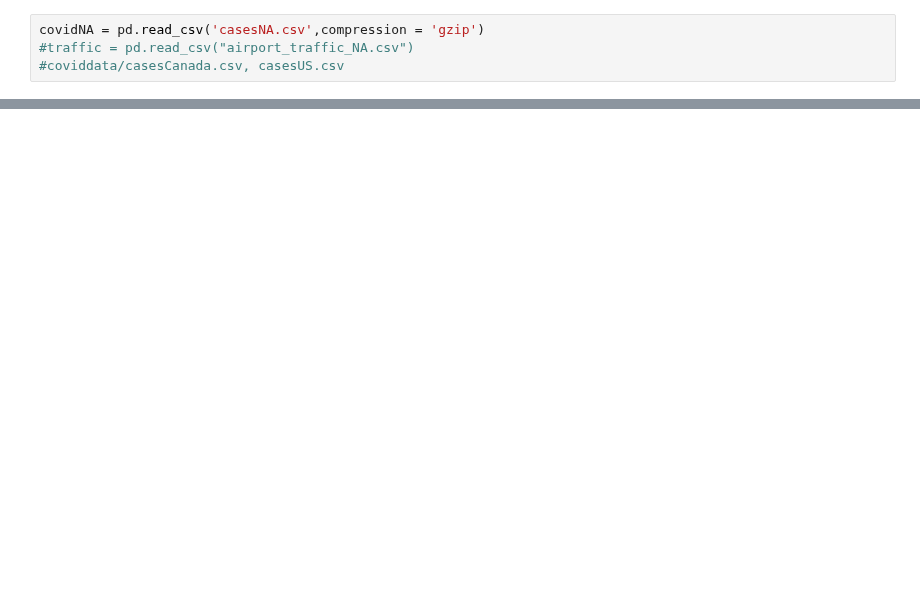
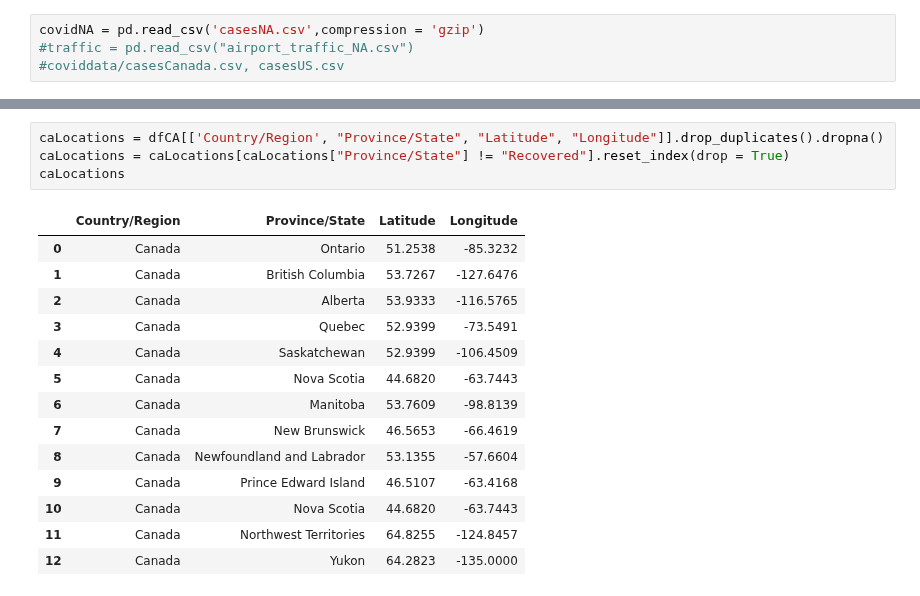
Before and after one commit to clement-ip/covid-airport-travel, a Jupyter notebook: analyze-both.ipynb, the cells around one changed output, grey strips where cells are left out. Cells and saved outputs as stored; diff of their text form; blank space fills up the shorter version.

```diff
--- a/analyze-both.ipynb
+++ b/analyze-both.ipynb
@@ -34,0 +49,19 @@ df
+# %%
+caLocations = dfCA[['Country/Region', "Province/State", "Latitude", "Longitude"]].drop_duplicates().dropna()
+caLocations = caLocations[caLocations["Province/State"] != "Recovered"].reset_index(drop = True)
+caLocations
+# %% [output]
+|  | Country/Region | Province/State | Latitude | Longitude |
+| 0 | Canada | Ontario | 51.2538 | -85.3232 |
+| 1 | Canada | British Columbia | 53.7267 | -127.6476 |
+| 2 | Canada | Alberta | 53.9333 | -116.5765 |
+| 3 | Canada | Quebec | 52.9399 | -73.5491 |
+| 4 | Canada | Saskatchewan | 52.9399 | -106.4509 |
+| 5 | Canada | Nova Scotia | 44.6820 | -63.7443 |
+| 6 | Canada | Manitoba | 53.7609 | -98.8139 |
+| 7 | Canada | New Brunswick | 46.5653 | -66.4619 |
+| 8 | Canada | Newfoundland and Labrador | 53.1355 | -57.6604 |
+| 9 | Canada | Prince Edward Island | 46.5107 | -63.4168 |
+| 10 | Canada | Nova Scotia | 44.6820 | -63.7443 |
+| 11 | Canada | Northwest Territories | 64.8255 | -124.8457 |
+| 12 | Canada | Yukon | 64.2823 | -135.0000 |
```
Also changed, not shown: parts of 9 cells of this notebook, 1 other file.
